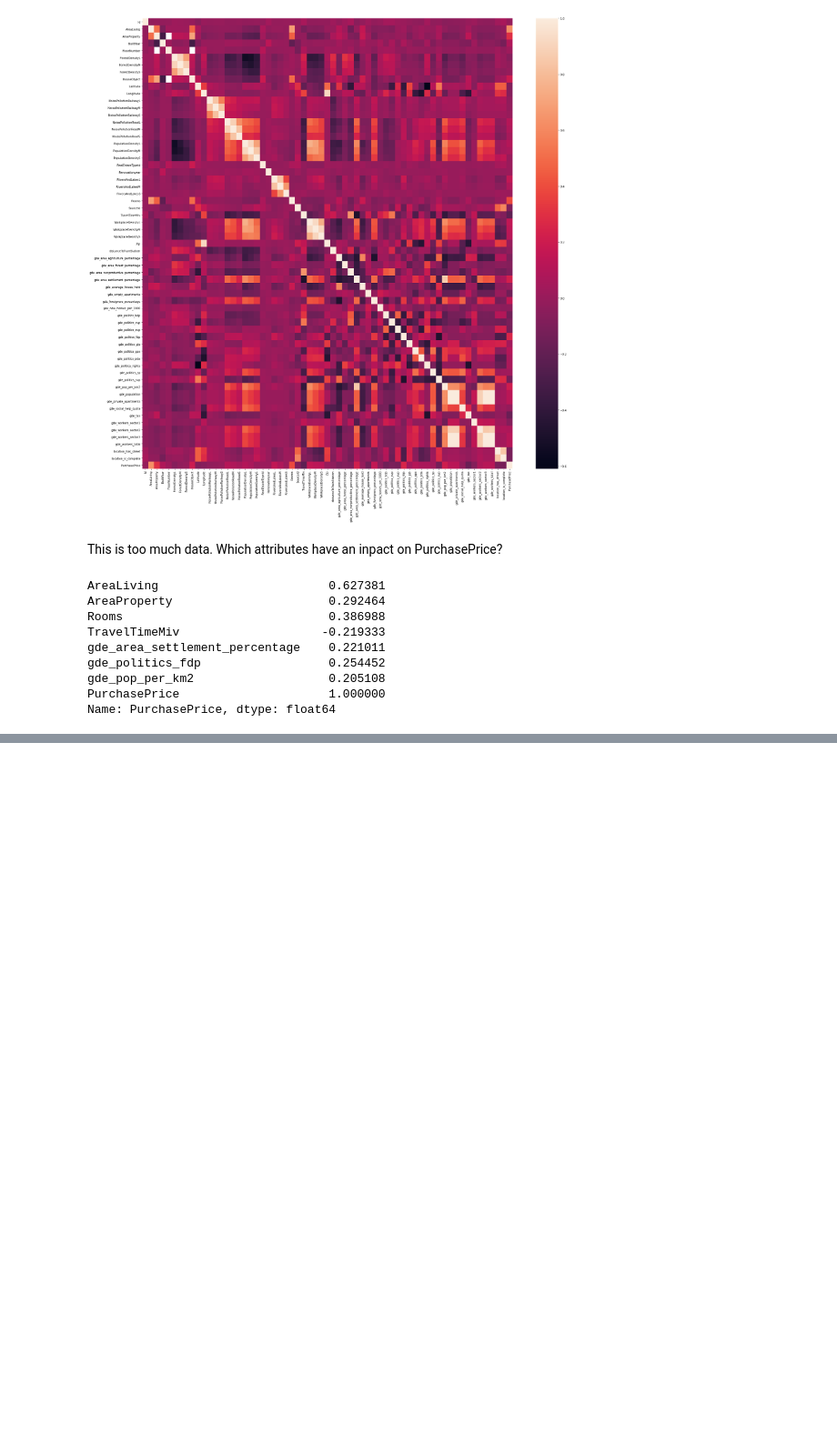
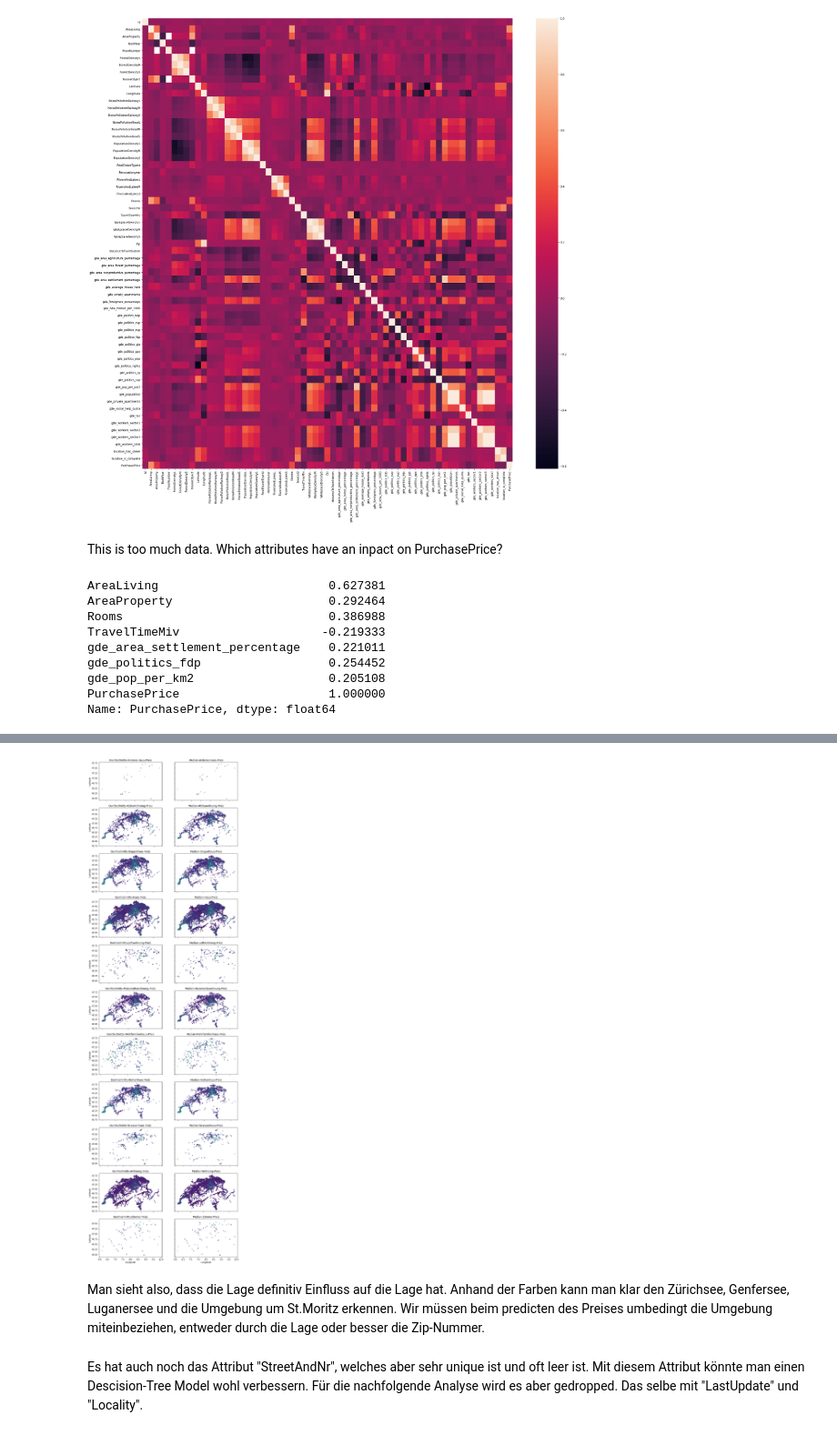
Before and after one commit to kenfus/hs-2020-immobilienrechner, a Jupyter notebook: eda.ipynb, the cells around one changed output, grey strips where cells are left out. Shown at 91% size. Drawn from its saved outputs; the diff is of its cells as text; code cells hidden in the pictures; blank space fills up the shorter version.

```diff
--- a/eda.ipynb
+++ b/eda.ipynb
@@ -427,0 +439,32 @@ Pass the following variable as a keyword arg: x. From version 0.12, the only val
+# %%
+csv_data_long_lat_rounded = csv_data.copy()
+csv_data_long_lat_rounded['Longitude'] = np.round(csv_data_long_lat_rounded['Longitude'],3)
+csv_data_long_lat_rounded['Latitude'] = np.round(csv_data_long_lat_rounded['Latitude'],3)
+
+rows = len(np.unique(csv_data_long_lat_rounded['GroupNameDe']))
+fig, axs = plt.subplots(rows, 2, figsize = (12, 4*rows))
+for i, col in enumerate(np.unique(csv_data_long_lat_rounded['GroupNameDe'])):
+    df_ = csv_data_long_lat_rounded[csv_data_long_lat_rounded['GroupNameDe']==col]
+    df_mean_ = df_.groupby(by=['GroupNameDe', 'Longitude', 'Latitude']).mean().reset_index()
+    df_median_ = df_.groupby(by=['GroupNameDe', 'Longitude', 'Latitude']).median().reset_index()
+    axs[i, 0].scatter(df_mean_['Longitude'], df_mean_['Latitude'], c = df_mean_['PurchasePrice'], s = 5)
+    axs[i, 0].set_title('Durchschnitts-{}-Preis'.format(col))
+    axs[i, 1].scatter(df_median_['Longitude'], df_median_['Latitude'], c = df_median_['PurchasePrice'], s = 5)
+    axs[i, 1].set_title('Median-{}-Preis'.format(col))
+
+for ax in axs.flat:
+    ax.set(xlabel='Longitude', ylabel='Latitude')
+
+# Hide x labels and tick labels for top plots and y ticks for right plots.
+for ax in axs.flat:
+    ax.label_outer()
+# %% [output]
+[figure, added]
+# %% [markdown]
+Man sieht also, dass die Lage definitiv Einfluss auf die Lage hat. Anhand der Farben kann man klar den Zürichsee,
+Genfersee, Luganersee und die Umgebung um St.Moritz erkennen. Wir müssen beim predicten des Preises umbedingt die Umgebung miteinbeziehen,
+entweder durch die Lage oder besser die Zip-Nummer.
+# %% [markdown]
+Es hat auch noch das Attribut "StreetAndNr", welches aber sehr unique ist und oft leer ist. Mit diesem Attribut könnte man einen
+Descision-Tree Model wohl verbessern. Für die nachfolgende Analyse wird es aber gedropped. Das selbe mit "LastUpdate"
+und "Locality".
```
Also changed, not shown: parts of 13 cells of this notebook, 11 other files.
